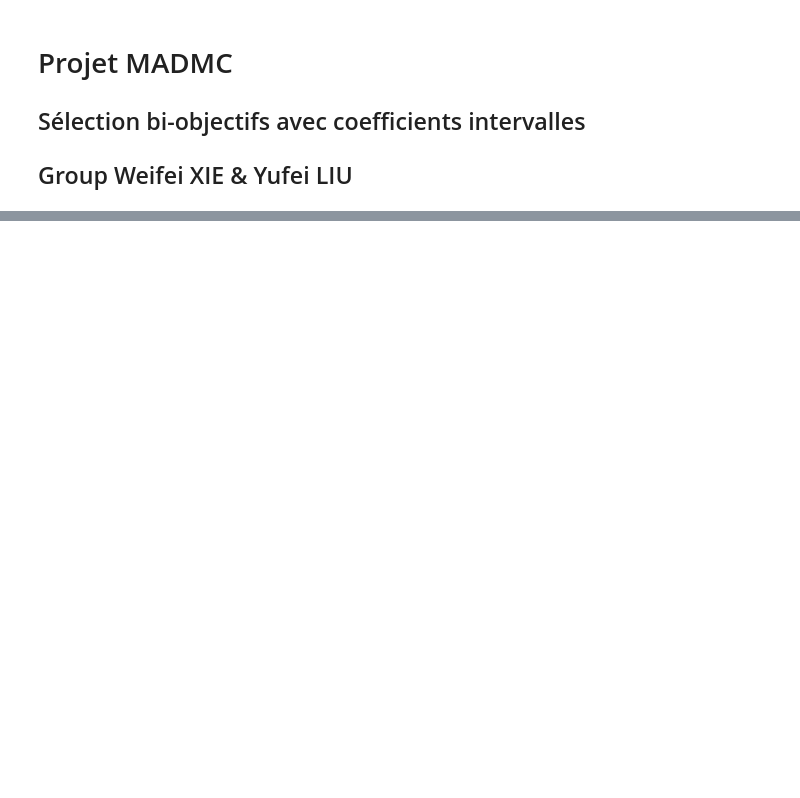
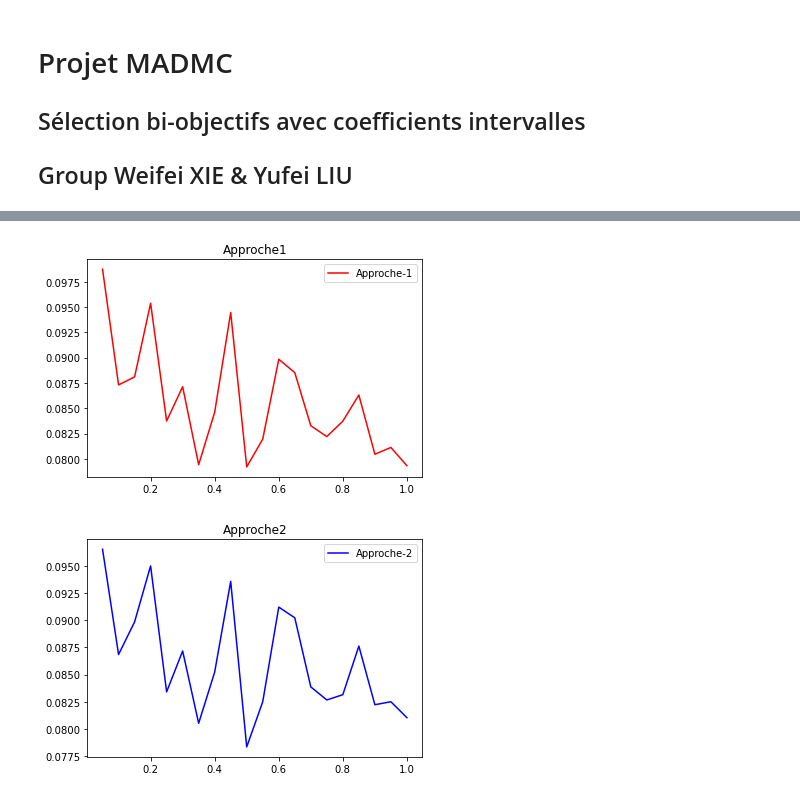
Before and after one commit to Yufei6/Projet_MADMC, a Jupyter notebook: Projet_MADMC.ipynb, the cells around one changed output, grey strips where cells are left out. Drawn from its saved outputs; the diff is of its cells as text; code cells hidden in the pictures; blank space fills up the shorter version.

```diff
--- a/Projet_MADMC.ipynb
+++ b/Projet_MADMC.ipynb
@@ -50,0 +168,9 @@ def algoSecond(data):
+# %%
+# Question 9
+def approche1(n, k, data, alpha_min, alpha_max):
+    tab = dynamique(n, k, data)
+    return get_minimax(tab[k][n-1], alpha_min, alpha_max)
+
+data =[(1,4),(2,3),(5,2),(2,2),(3,1),(2,5),(3,4)]
+data=np.array(data)
+approche1(7,3,data,0.1,0.9)
@@ -50,0 +225,36 @@ def algoSecond(data):
+# %%
+# Question 12
+def comparer_approche1et2(n, k, m):
+    time_1 = []
+    time_2 = []
+    for i in range(1,21,1):
+        alpha_min = 0.5 - 0.025*i
+        alpha_max = 0.5 + 0.025*i
+        time_11 = []
+        time_22 = []
+        for j in range(50):
+            ens = alea(n, m)
+            t0 = time.time()
+            res = approche1(n,k,ens,alpha_min,alpha_max)
+            t1 = time.time()
+            time_11.append(t1-t0)
+            t0 = time.time()
+            res = approche2(n,k,ens,alpha_min,alpha_max)
+            t2 = time.time()
+            time_22.append(t2-t0)
+        time_1.append(np.mean(np.array(time_11)))
+        time_2.append(np.mean(np.array(time_22)))
+    x=[0.05*i for i in range(1,21,1)]
+    ln1, = plt.plot(x,time_1, color='red')
+    plt.legend(handles=[ln1],labels=['Approche-1'])
+    plt.title("Approche1")
+    plt.show()
+    ln2, = plt.plot(x,time_2, color='blue')
+    plt.legend(handles=[ln2],labels=['Approche-2'])
+    plt.title("Approche2")
+    plt.show()
+# %%
+comparer_approche1et2(50,10,1000)
+# %% [output]
+[figure, added]
+[figure, added]
```
Also changed, not shown: parts of 8 cells of this notebook.
